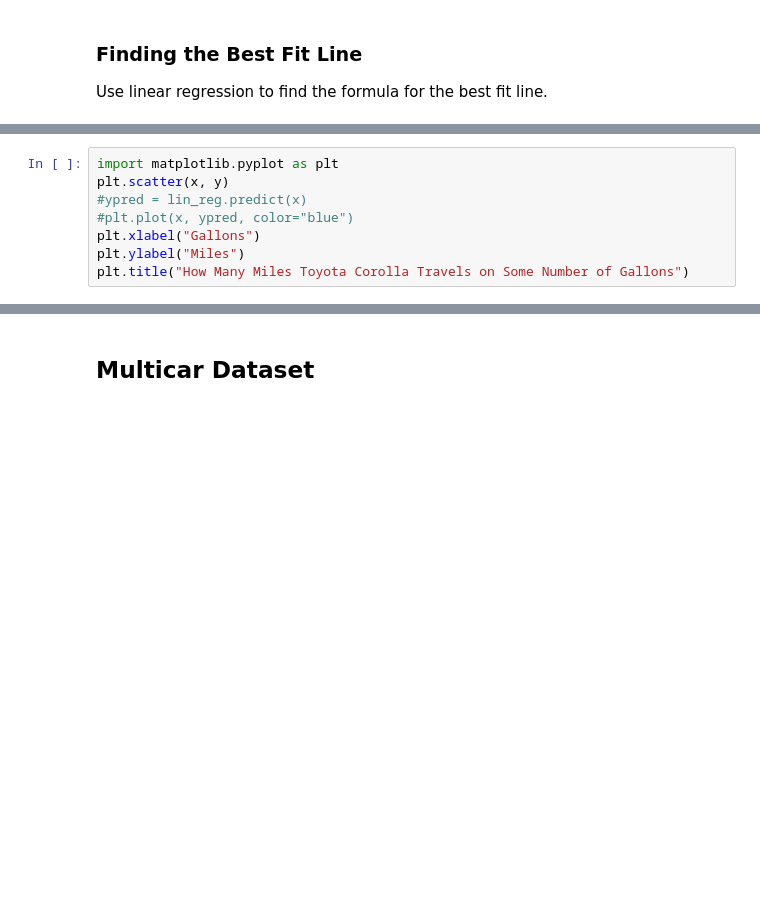
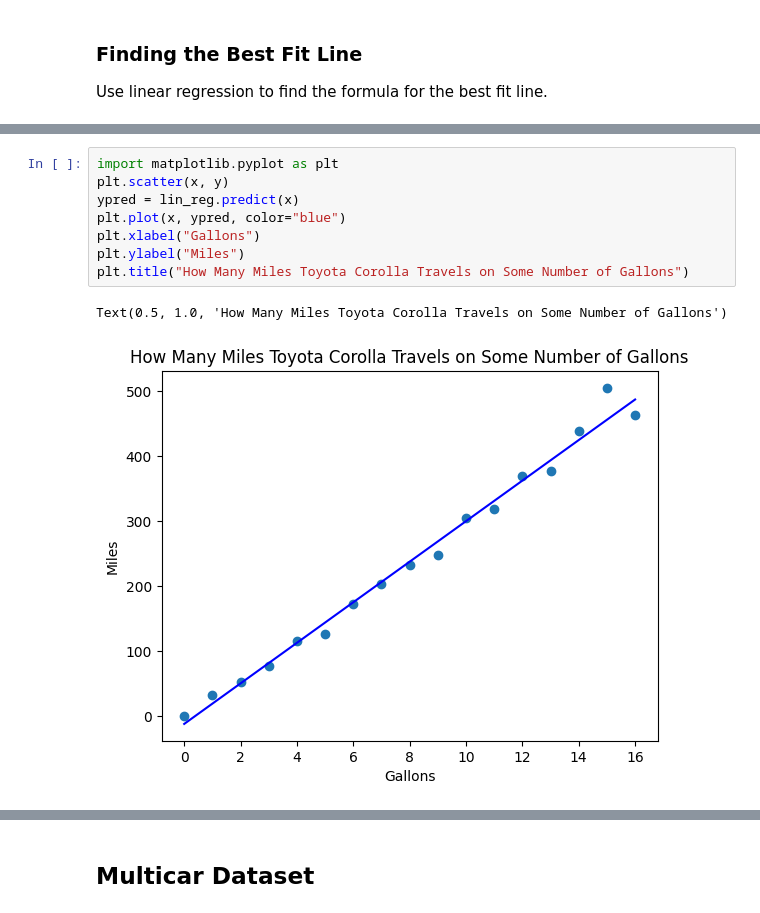
Before and after one commit to engineer-e/Understanding-the-World-Through-Data, a Jupyter notebook: AIMOOC/Modules/Module2/student_lec1_linear_regression.ipynb, the cells around one changed output, grey strips where cells are left out. Saved outputs shown, nothing was run; the diff lists cells and outputs as text; blank space fills up the shorter version.

```diff
--- a/AIMOOC/Modules/Module2/student_lec1_linear_regression.ipynb
+++ b/AIMOOC/Modules/Module2/student_lec1_linear_regression.ipynb
@@ -65,11 +88,14 @@ df
 # %%
 import matplotlib.pyplot as plt
 plt.scatter(x, y)
-#ypred = lin_reg.predict(x)
-#plt.plot(x, ypred, color="blue")
+ypred = lin_reg.predict(x)
+plt.plot(x, ypred, color="blue")
 plt.xlabel("Gallons")
 plt.ylabel("Miles")
 plt.title("How Many Miles Toyota Corolla Travels on Some Number of Gallons")
+# %% [output]
+Text(0.5, 1.0, 'How Many Miles Toyota Corolla Travels on Some Number of Gallons')
+[figure, added]
 # %%
 plt.scatter(x, y)
 y2 = lin_reg.coef_ * x + lin_reg.intercept_
```
Also changed, not shown: parts of 9 cells of this notebook.
